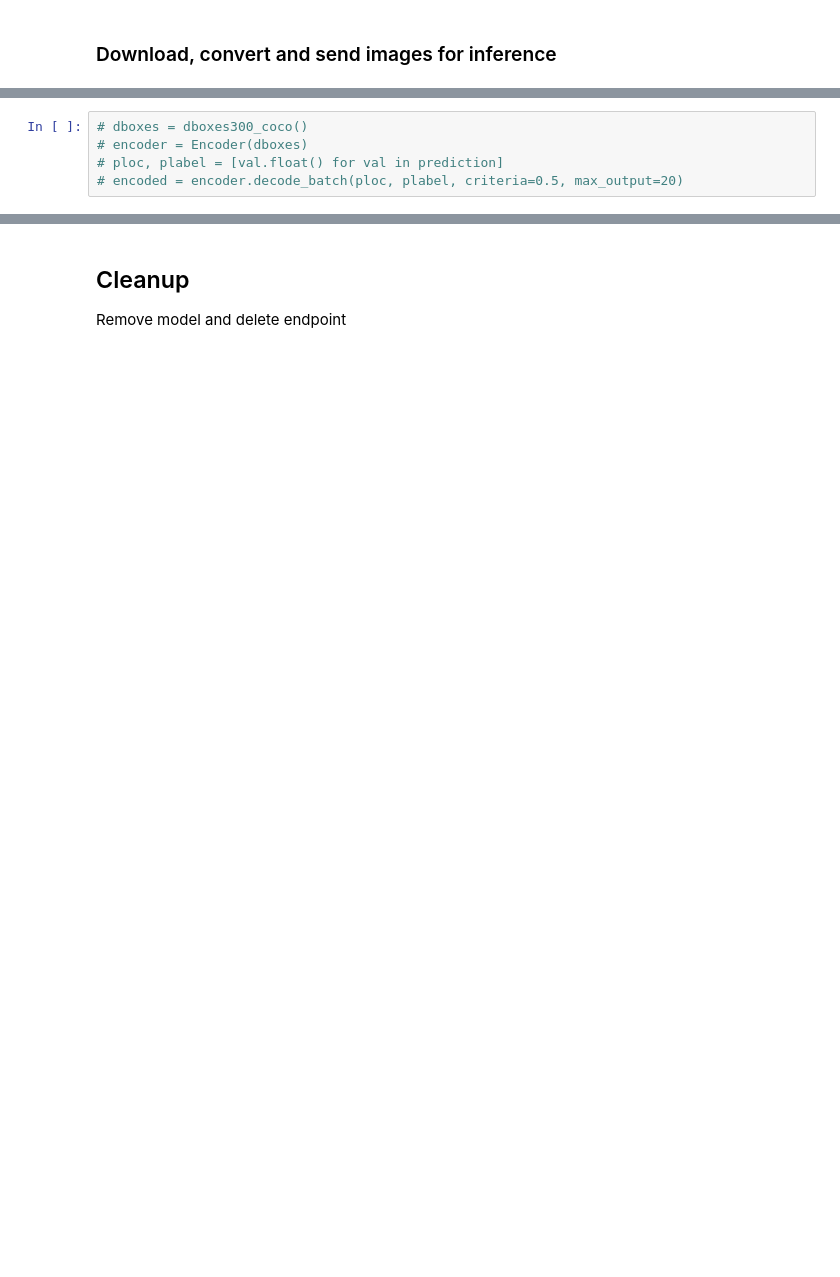
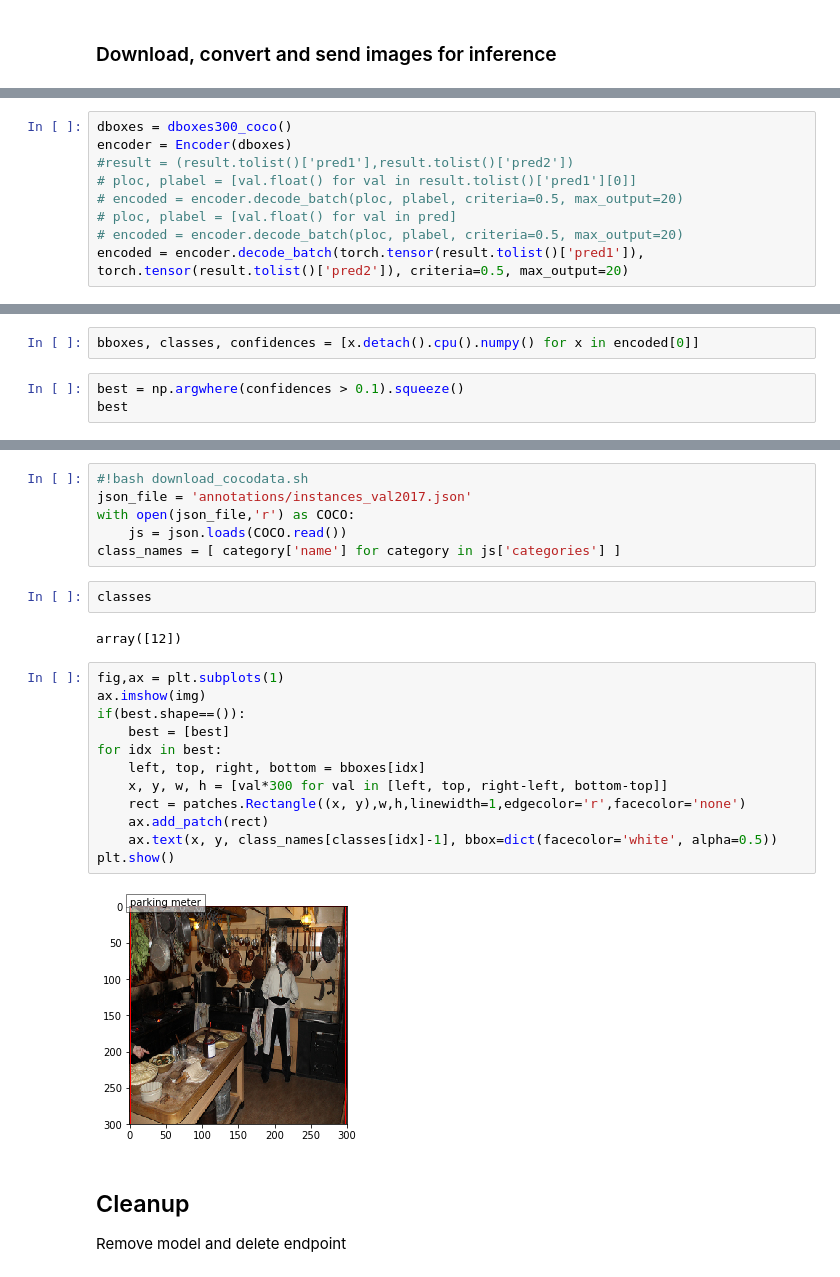
Before and after one commit to w601sxs/sagemaker-ngc-examples, a Jupyter notebook: PyTorch BYOM from NGC/PyTorch BYOM from NGC.ipynb, the cells around one changed output, grey strips where cells are left out. Drawn from its saved outputs; the diff is of its cells as text; blank space fills up the shorter version.

```diff
--- a/PyTorch BYOM from NGC/PyTorch BYOM from NGC.ipynb
+++ b/PyTorch BYOM from NGC/PyTorch BYOM from NGC.ipynb
@@ -268,5 +268,9 @@ array({'pred1': array([[[ 0.38952032, -0.02861576, -0.04215011, ..., -0.14958134
 # %%
-# dboxes = dboxes300_coco()
-# encoder = Encoder(dboxes)
-# ploc, plabel = [val.float() for val in prediction]
+dboxes = dboxes300_coco()
+encoder = Encoder(dboxes)
+#result = (result.tolist()['pred1'],result.tolist()['pred2'])
+# ploc, plabel = [val.float() for val in result.tolist()['pred1'][0]]
 # encoded = encoder.decode_batch(ploc, plabel, criteria=0.5, max_output=20)
+# ploc, plabel = [val.float() for val in pred]
+# encoded = encoder.decode_batch(ploc, plabel, criteria=0.5, max_output=20)
+encoded = encoder.decode_batch(torch.tensor(result.tolist()['pred1']), torch.tensor(result.tolist()['pred2']), criteria=0.5, max_output=20)
@@ -272,0 +281,5 @@ array({'pred1': array([[[ 0.38952032, -0.02861576, -0.04215011, ..., -0.14958134
+# %%
+bboxes, classes, confidences = [x.detach().cpu().numpy() for x in encoded[0]]
+# %%
+best = np.argwhere(confidences > 0.1).squeeze()
+best
@@ -273,3 +301,27 @@ array({'pred1': array([[[ 0.38952032, -0.02861576, -0.04215011, ..., -0.14958134
+# %%
+#!bash download_cocodata.sh
+json_file = 'annotations/instances_val2017.json'
+with open(json_file,'r') as COCO:
+    js = json.loads(COCO.read())
+class_names = [ category['name'] for category in js['categories'] ]
+# %%
+classes
+# %% [output]
+array([12])
+# %%
+fig,ax = plt.subplots(1)
+ax.imshow(img)
+if(best.shape==()):
+    best = [best]
+for idx in best:
+    left, top, right, bottom = bboxes[idx]
+    x, y, w, h = [val*300 for val in [left, top, right-left, bottom-top]]
+    rect = patches.Rectangle((x, y),w,h,linewidth=1,edgecolor='r',facecolor='none')
+    ax.add_patch(rect)
+    ax.text(x, y, class_names[classes[idx]-1], bbox=dict(facecolor='white', alpha=0.5))
+plt.show()
+# %% [output]
+[figure, added]
 # %% [markdown]
 ## Cleanup
 
```
Also changed, not shown: parts of 15 cells of this notebook, 9 other files.
